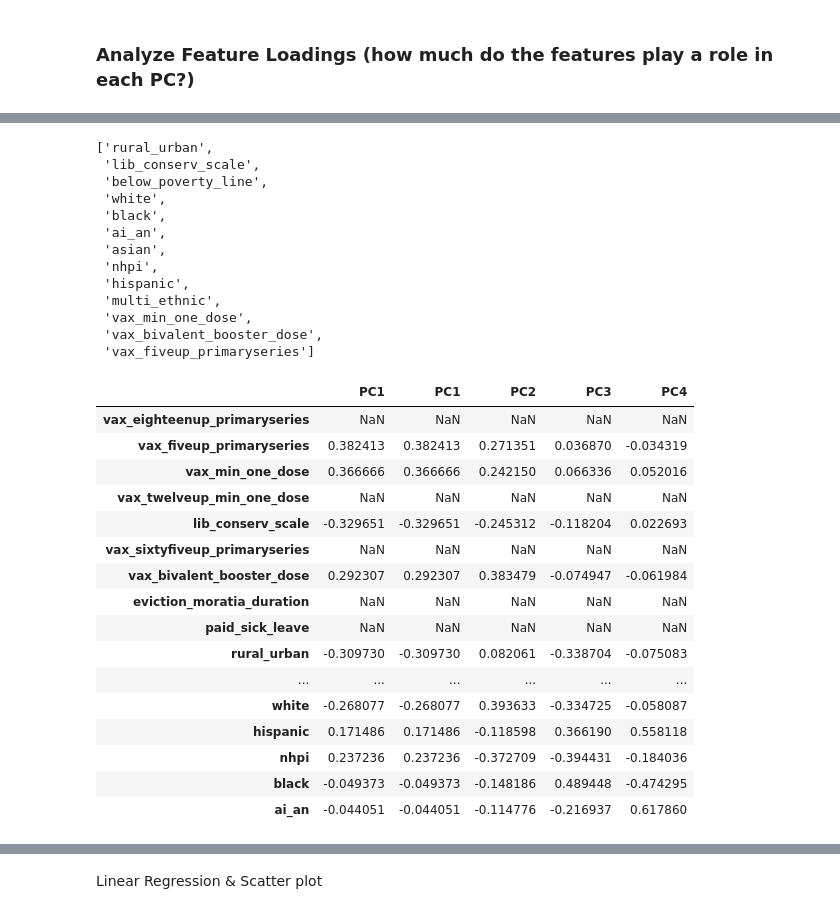
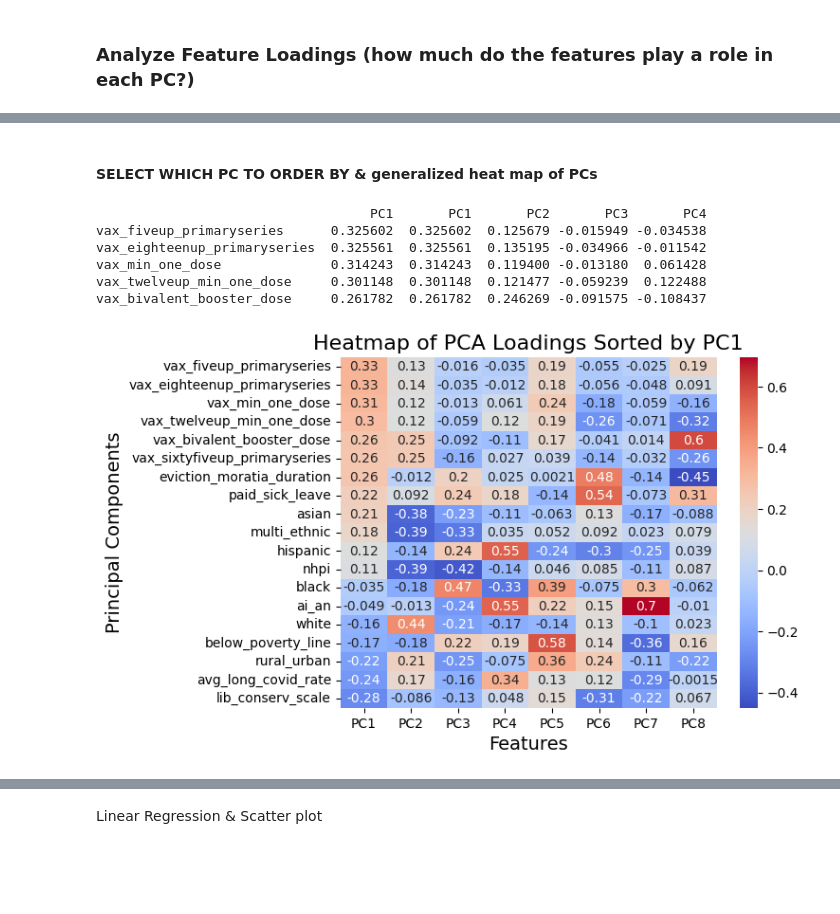
Before and after one commit to kristinachan/2024-08-02_longcovid_interstate, a Jupyter notebook: longcovid_interstate.ipynb, the cells around one changed output, grey strips where cells are left out. Saved outputs shown, nothing was run; the diff lists cells and outputs as text; code cells hidden in the pictures; blank space fills up the shorter version.

```diff
--- a/longcovid_interstate.ipynb
+++ b/longcovid_interstate.ipynb
@@ -240,48 +228,42 @@ features
 # %%
 # pca.components_.shape
 # loadings.shape
-features
+# features
-# %% [output]
-['rural_urban',
- 'lib_conserv_scale',
- 'below_poverty_line',
- 'white',
- 'black',
- 'ai_an',
- 'asian',
- 'nhpi',
- 'hispanic',
- 'multi_ethnic',
- 'vax_min_one_dose',
- 'vax_bivalent_booster_dose',
- 'vax_fiveup_primaryseries']
+# %% [markdown]
+#### SELECT WHICH PC TO ORDER BY & generalized heat map of PCs
 # %%
-#be careful to clear outputs and update variables!!... seems like it saves old features, etc even if above code is updated
-
 sort_this_column = 'PC1' #edit to PC1, PC2, PC3 depending on which PC you want to see
 
+# SORT PC LOADINGS IN DF
 loadings = pca.components_
-PC_loadings_df = pd.DataFrame(loadings.T, columns=['PC1', 'PC2', 'PC3', 'PC4'], index=features)
+PC_loadings_df = pd.DataFrame(loadings.T, columns=pca_labels, index=features)
+
+abs_sorted_loadings_df = PC_loadings_df.reindex(PC_loadings_df[f'{sort_this_column}'].abs().sort_values(ascending=True).index)
+# abs_sorted_loadings_df[f'{sort_this_column}'] #Prints values for just that
 # sorted_loadings_df = PC_loadings_df.sort_values(by='PC1', ascending=False) #use this if you want sort from pos-->neg without abs value
-sorted_loadings_df = PC_loadings_df.reindex(loading_df[f'{sort_this_column}'].abs().sort_values(ascending=False).index)
-# sorted_loadings_df[f'{sort_this_column}']
+sorted_loadings_df = PC_loadings_df.reindex(PC_loadings_df[f'{sort_this_column}'].sort_values(ascending=False).index)
+
 columns = [f'{sort_this_column}', 'PC1', 'PC2', 'PC3', 'PC4'] #EDIT IF YOU WANT TO INCLUDE OTHER PC IN THE DF
-sorted_loadings_df[columns]
+print(sorted_loadings_df[columns].head(5)) #PRINTS OUT DATAFRAME OF ORDERED PCS
+
+
+# MAKE HEATMAP FIGURE
+ax = sns.heatmap(sorted_loadings_df,  #do .T if you want the x and y axes flip flopped
+                 cmap='coolwarm',        # 'viridis', 'coolwarm','YlGnBu'
+                 annot=True,
+                 cbar_kws={"orientation": "vertical"},  #vertical colorbar
+                 xticklabels=True,      #show feature names
+                 yticklabels=True)
+plt.xlabel('Features', fontsize=14)
+plt.ylabel('Principal Components', fontsize=14)
+plt.title(f'Heatmap of PCA Loadings Sorted by {sort_this_column}', fontsize=16)
+
+plt.show()
 # %% [output]
-|  | PC1 | PC1 | PC2 | PC3 | PC4 |
-| vax_eighteenup_primaryseries | NaN | NaN | NaN | NaN | NaN |
-| vax_fiveup_primaryseries | 0.382413 | 0.382413 | 0.271351 | 0.036870 | -0.034319 |
-| vax_min_one_dose | 0.366666 | 0.366666 | 0.242150 | 0.066336 | 0.052016 |
-| vax_twelveup_min_one_dose | NaN | NaN | NaN | NaN | NaN |
-| lib_conserv_scale | -0.329651 | -0.329651 | -0.245312 | -0.118204 | 0.022693 |
-| vax_sixtyfiveup_primaryseries | NaN | NaN | NaN | NaN | NaN |
-| vax_bivalent_booster_dose | 0.292307 | 0.292307 | 0.383479 | -0.074947 | -0.061984 |
-| eviction_moratia_duration | NaN | NaN | NaN | NaN | NaN |
-| paid_sick_leave | NaN | NaN | NaN | NaN | NaN |
-| rural_urban | -0.309730 | -0.309730 | 0.082061 | -0.338704 | -0.075083 |
-| ... | ... | ... | ... | ... | ... |
-| white | -0.268077 | -0.268077 | 0.393633 | -0.334725 | -0.058087 |
-| hispanic | 0.171486 | 0.171486 | -0.118598 | 0.366190 | 0.558118 |
-| nhpi | 0.237236 | 0.237236 | -0.372709 | -0.394431 | -0.184036 |
-| black | -0.049373 | -0.049373 | -0.148186 | 0.489448 | -0.474295 |
-| ai_an | -0.044051 | -0.044051 | -0.114776 | -0.216937 | 0.617860 |
+                                   PC1       PC1       PC2       PC3       PC4
+vax_fiveup_primaryseries      0.325602  0.325602  0.125679 -0.015949 -0.034538
+vax_eighteenup_primaryseries  0.325561  0.325561  0.135195 -0.034966 -0.011542
+vax_min_one_dose              0.314243  0.314243  0.119400 -0.013180  0.061428
+vax_twelveup_min_one_dose     0.301148  0.301148  0.121477 -0.059239  0.122488
+vax_bivalent_booster_dose     0.261782  0.261782  0.246269 -0.091575 -0.108437
+[figure, added]
```
Also changed, not shown: parts of 13 cells of this notebook.
